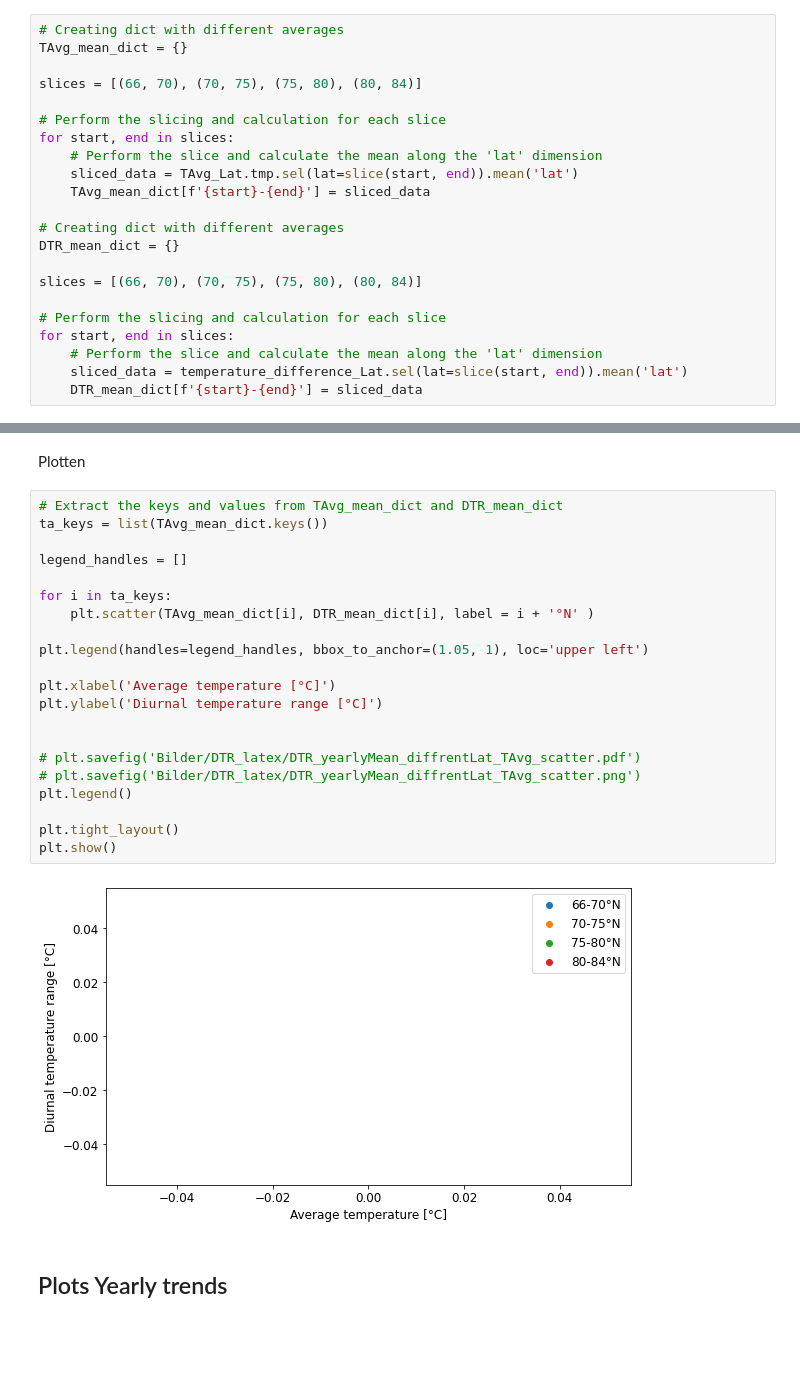
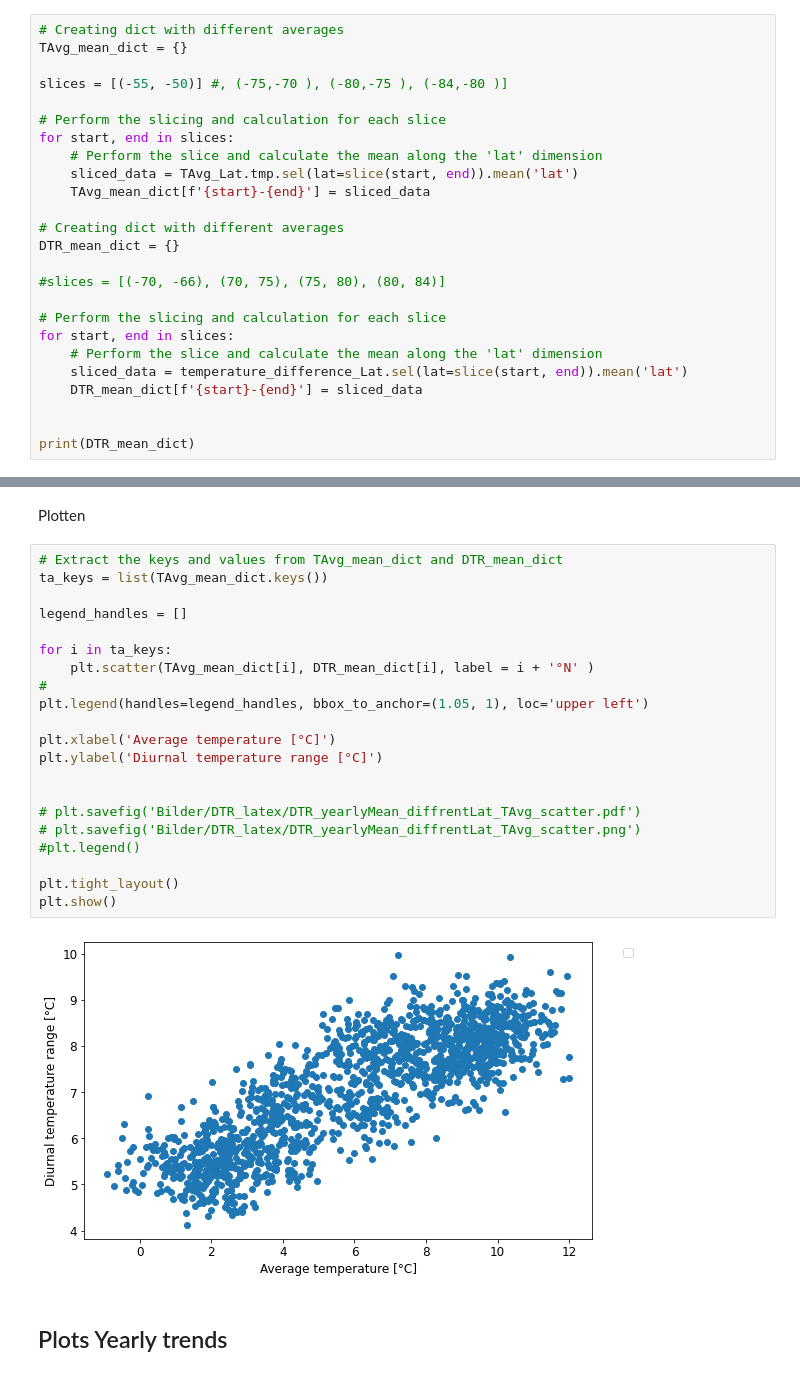
Before and after one commit to LeoausderDose/Praktikum_AWI, a Jupyter notebook: Bilder/Monthly Trends Lower altitudes/SouthernHemisphere/DNT_Bootstraping_plots.ipynb, the cells around one changed output, grey strips where cells are left out. Cells and saved outputs as stored; diff of their text form; blank space fills up the shorter version.

```diff
--- a/Bilder/Monthly Trends Lower altitudes/SouthernHemisphere/DNT_Bootstraping_plots.ipynb
+++ b/Bilder/Monthly Trends Lower altitudes/SouthernHemisphere/DNT_Bootstraping_plots.ipynb
@@ -115,7 +115,7 @@ monthly_mean_TAvg['month'] = monthly_mean_TAvg['time'].dt.month
 # Creating dict with different averages
 TAvg_mean_dict = {}
 
-slices = [(66, 70), (70, 75), (75, 80), (80, 84)]
+slices = [(-55, -50)] #, (-75,-70 ), (-80,-75 ), (-84,-80 )]
 
 # Perform the slicing and calculation for each slice
 for start, end in slices:
@@ -126,10 +126,13 @@ for start, end in slices:
 # Creating dict with different averages
 DTR_mean_dict = {}
 
-slices = [(66, 70), (70, 75), (75, 80), (80, 84)]
+#slices = [(-70, -66), (70, 75), (75, 80), (80, 84)]
 
 # Perform the slicing and calculation for each slice
 for start, end in slices:
     # Perform the slice and calculate the mean along the 'lat' dimension
     sliced_data = temperature_difference_Lat.sel(lat=slice(start, end)).mean('lat')
     DTR_mean_dict[f'{start}-{end}'] = sliced_data
+
+
+print(DTR_mean_dict)
@@ -138,26 +147,26 @@ Plotten
 # %%
 # Extract the keys and values from TAvg_mean_dict and DTR_mean_dict
 ta_keys = list(TAvg_mean_dict.keys())
 
 legend_handles = []
 
 for i in ta_keys:
     plt.scatter(TAvg_mean_dict[i], DTR_mean_dict[i], label = i + '°N' )
-
+#
 plt.legend(handles=legend_handles, bbox_to_anchor=(1.05, 1), loc='upper left')
 
 plt.xlabel('Average temperature [°C]')
 plt.ylabel('Diurnal temperature range [°C]')
 
 
 # plt.savefig('Bilder/DTR_latex/DTR_yearlyMean_diffrentLat_TAvg_scatter.pdf')
 # plt.savefig('Bilder/DTR_latex/DTR_yearlyMean_diffrentLat_TAvg_scatter.png')
-plt.legend()
+#plt.legend()
 
 plt.tight_layout()
 plt.show()
 # %% [output]
-[figure, old version]
+[figure, new version]
 # %% [markdown]
 ## Plots Yearly trends
 # %%
```
Also changed, not shown: parts of 5 cells of this notebook, 15 other files.
